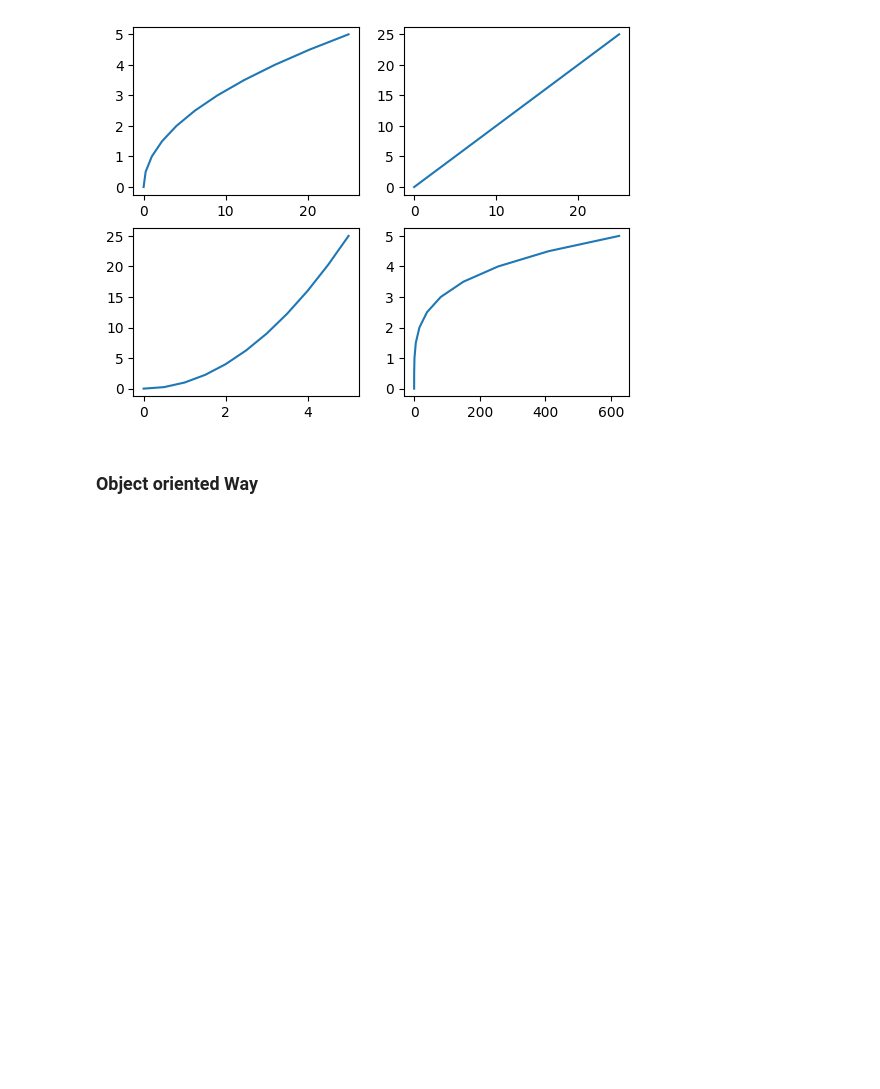
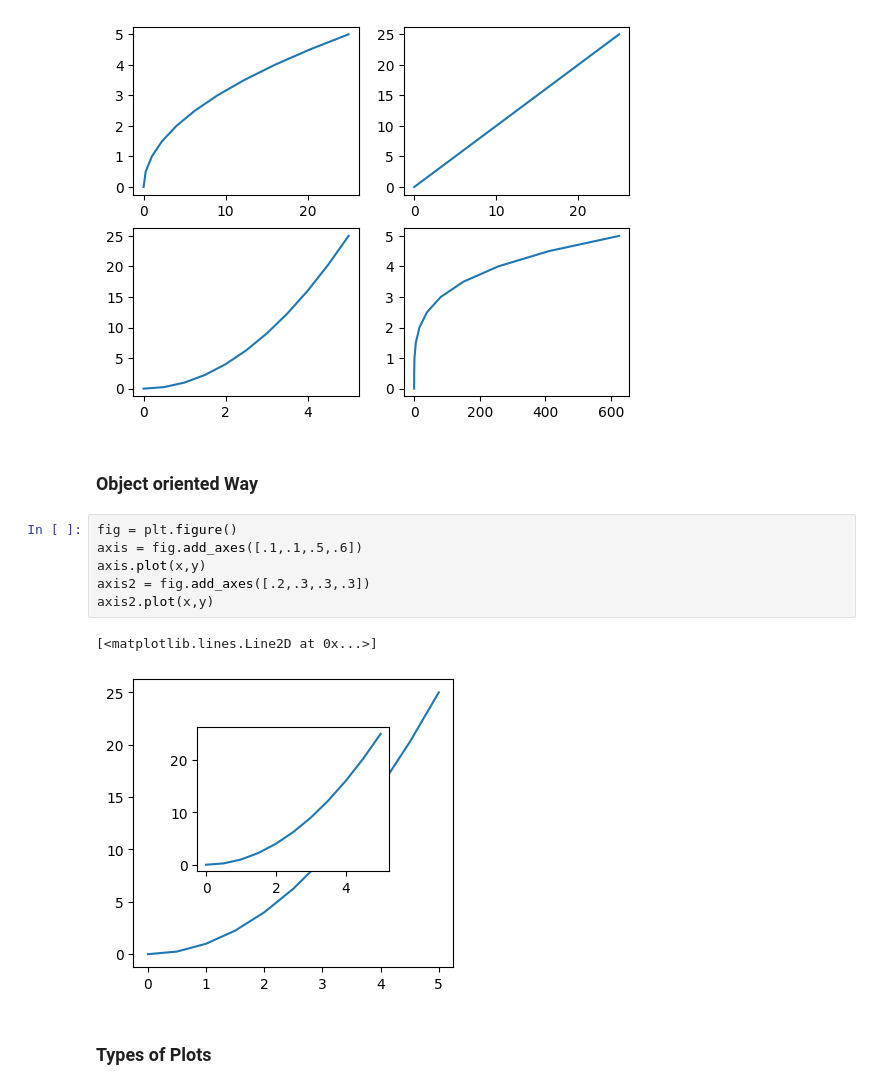
Before and after one commit to Maaaccc05/ML-Learning, a Jupyter notebook: Matplotlib/matplotlib.ipynb, the cells around one changed output. Drawn from its saved outputs; the diff is of its cells as text; blank space fills up the shorter version.

```diff
--- a/Matplotlib/matplotlib.ipynb
+++ b/Matplotlib/matplotlib.ipynb
@@ -34,3 +34,14 @@ plt.plot(y ** 2, x)
 [figure]
 # %% [markdown]
 ### Object oriented Way
+# %%
+fig = plt.figure()
+axis = fig.add_axes([.1,.1,.5,.6])
+axis.plot(x,y)
+axis2 = fig.add_axes([.2,.3,.3,.3])
+axis2.plot(x,y)
+# %% [output]
+[<matplotlib.lines.Line2D at 0x...>]
+[figure, added]
+# %% [markdown]
+### Types of Plots
```
